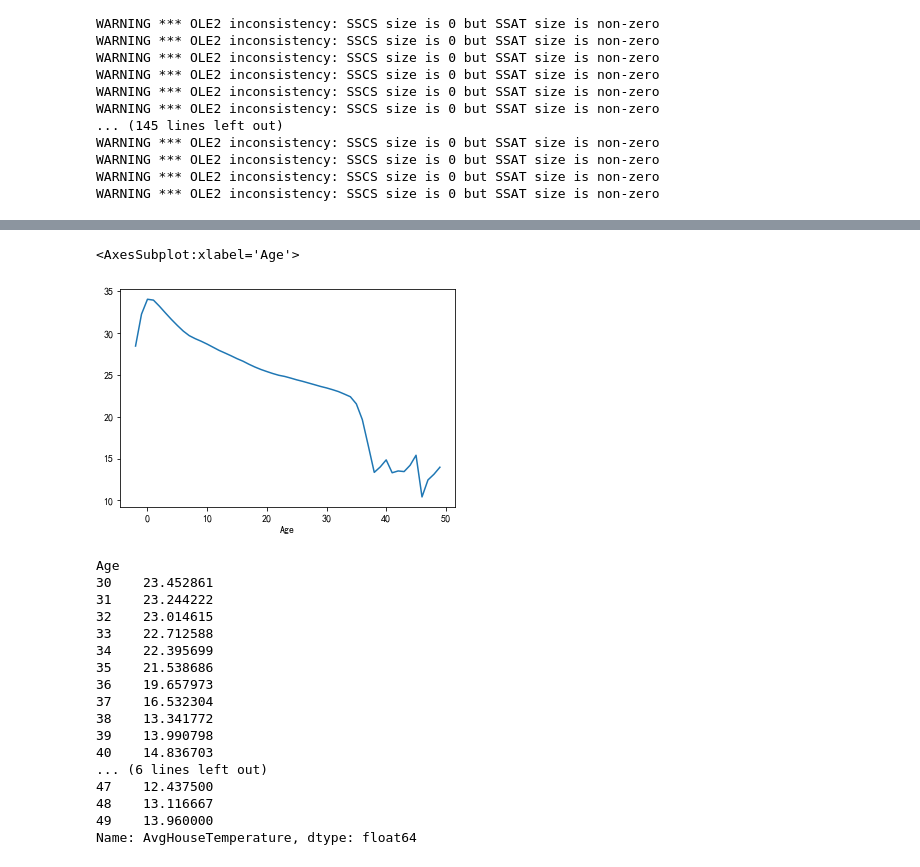
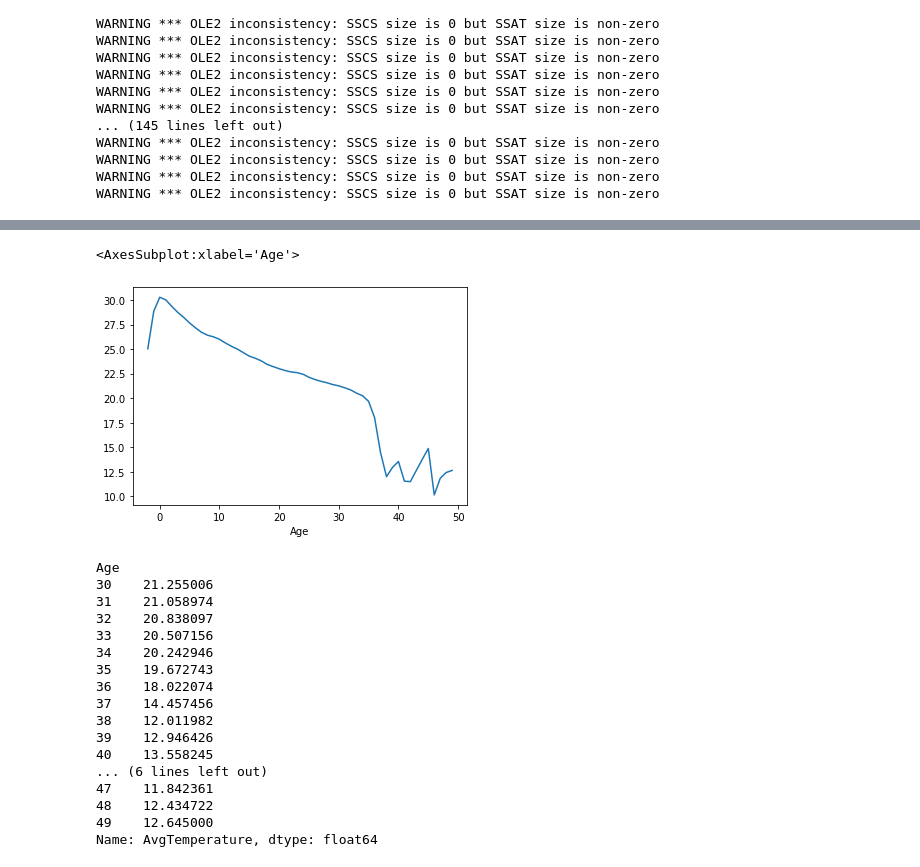
Before and after one commit to xiaoyanyan0/chickenfarming, a Jupyter notebook: TQL/read_data_HT from hkdata.ipynb, the cells around one changed output, grey strips where cells are left out. Drawn from its saved outputs; the diff is of its cells as text; code cells hidden in the pictures.

```diff
--- a/TQL/read_data_HT from hkdata.ipynb
+++ b/TQL/read_data_HT from hkdata.ipynb
@@ -179,3 +179,4 @@ all_HumTem_data=all_HumTem_data.reset_index(drop=True)
 all_HumTem_data['house_no']=all_HumTem_data['house_no'].map(lambda x:re.sub(r'[\u4e00-\u9fa5]', '', x))
 all_HumTem_data['house_no']=all_HumTem_data['house_no'].map(lambda x :x.split('-')[0])
 all_HumTem_data['id_no']=all_HumTem_data['id_no'].str[1:]
+all_HumTem_data['id_no']=all_HumTem_data['id_no'].str.replace('-','_')
@@ -247,0 +362,27 @@ aggregated = aggregated.rename(columns=field_mapping)
+# %%
+# 选择需要的字段
+selected_columns = ['house_no', 'id_no', '日龄', '最高温度', '最低温度', '平均温度', '每日温差',
+                    'HumidityIn1Avg_最高值', 'HumidityIn1Avg_最低值', 'HumidityIn1Avg_平均值',
+                    '最高温度变化率', '最低温度变化率', '平均温度变化率']
+aggregated = data[selected_columns]
+
+# 字段名映射
+field_mapping = {
+    'id_no': 'id_no',
+    'house_no': 'HouseNo',
+    '日龄': 'Age',
+    '最高温度': 'MaxTemperature',
+    '最低温度': 'MinTemperature',
+    '平均温度': 'AvgTemperature',
+    '每日温差': 'DailyTemperatureDifference',
+    'Humidity In 1 Avg': 'AvgHumidityIn1',
+    '鸡舍温度-最低变化率': 'MinHouseTemperatureChangeRate',
+    '鸡舍温度-最高变化率': 'MaxHouseTemperatureChangeRate',
+    '鸡舍温度-平均变化率': 'AvgHouseTemperatureChangeRate'
+}
+
+# 重命名列
+aggregated = aggregated.rename(columns=field_mapping)
+aggregated['ID_NUM']='G'+aggregated['id_no']+"_"+aggregated['HouseNo']
+
+aggregated.drop(columns=['id_no','HouseNo'],axis=1,inplace=True)
@@ -248,27 +405,27 @@ aggregated = aggregated.rename(columns=field_mapping)
 # %%
-aggregated.groupby(['Age'])['AvgHouseTemperature'].mean().plot()
+aggregated.groupby(['Age'])['AvgTemperature'].mean().plot()
 # %% [output]
 <AxesSubplot:xlabel='Age'>
-[figure, old version]
+[figure, new version]
 # %%
-aggregated.groupby(['Age'])['AvgHouseTemperature'].mean().tail(20)
+aggregated.groupby(['Age'])['AvgTemperature'].mean().tail(20)
 # %% [output]
 Age
-30    23.452861
-31    23.244222
-32    23.014615
-33    22.712588
-34    22.395699
-35    21.538686
-36    19.657973
-37    16.532304
-38    13.341772
-39    13.990798
-40    14.836703
+30    21.255006
+31    21.058974
+32    20.838097
+33    20.507156
+34    20.242946
+35    19.672743
+36    18.022074
+37    14.457456
+38    12.011982
+39    12.946426
+40    13.558245
 ... (6 lines left out)
-47    12.437500
-48    13.116667
-49    13.960000
-Name: AvgHouseTemperature, dtype: float64
+47    11.842361
+48    12.434722
+49    12.645000
+Name: AvgTemperature, dtype: float64
 # %%
 # 删除37天以后的数据
```
Also changed, not shown: parts of 10 cells of this notebook, 1 other file.
